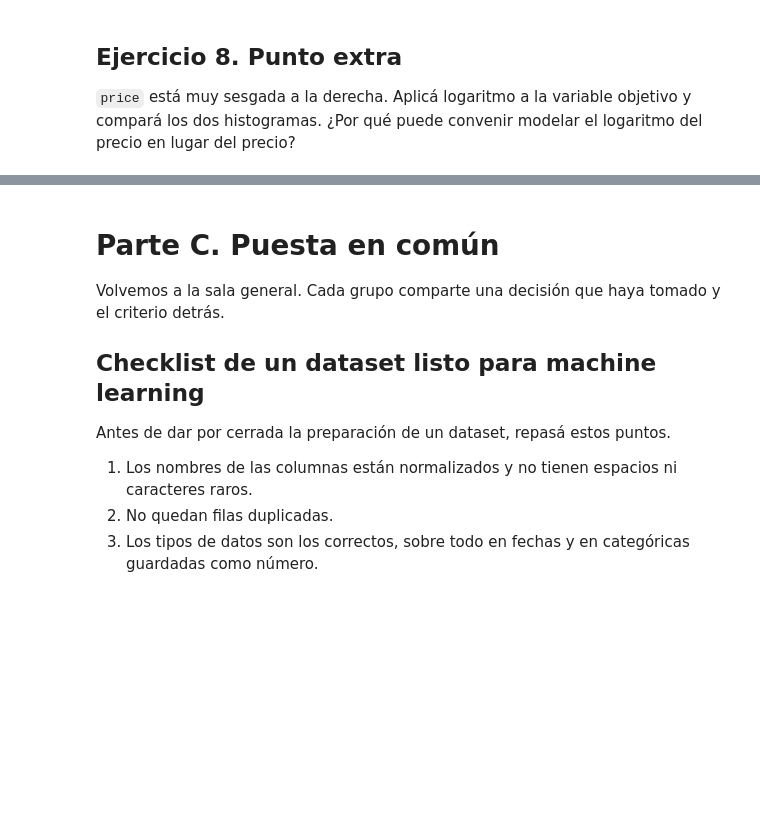
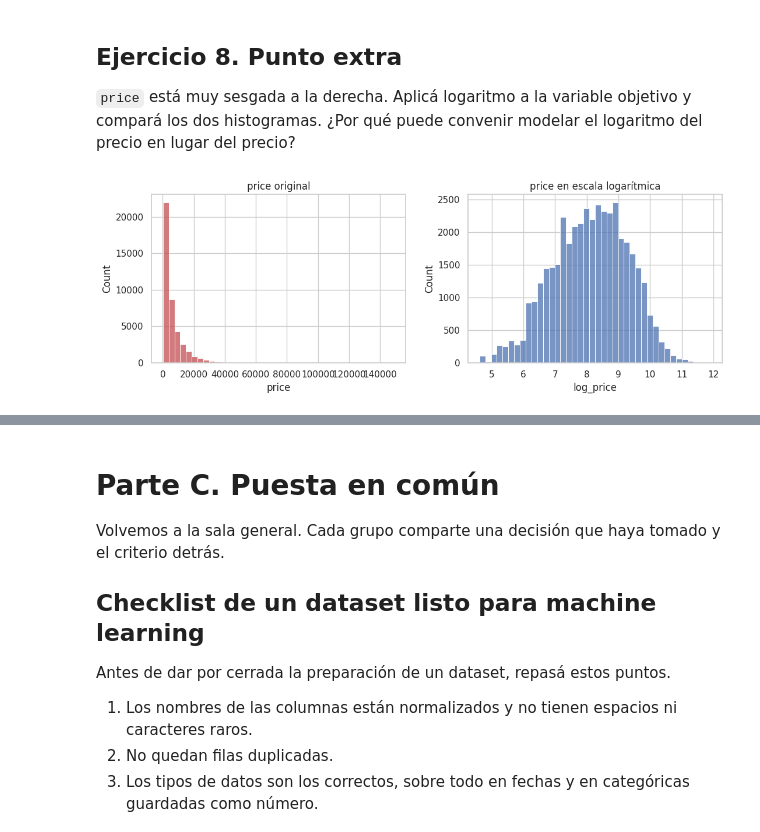
Before and after one commit to EmiiFernandez/actividades_data_sciente_ypf, a Jupyter notebook: notebook/C09_Notebook-13.ipynb, the cells around one changed output, grey strips where cells are left out. Drawn from its saved outputs; the diff is of its cells as text; code cells hidden in the pictures; blank space fills up the shorter version.

```diff
--- a/notebook/C09_Notebook-13.ipynb
+++ b/notebook/C09_Notebook-13.ipynb
@@ -1140,0 +1144,3 @@ plt.show()
+# %%
+autos_filtrado["rango_km"] = pd.cut(autos_filtrado["kilometer"], 4)
+print(autos_filtrado["rango_km"].value_counts())
@@ -1140,0 +1166,11 @@ plt.show()
+# %%
+# brand tiene decenas de categorías. Quedate con las diez marcas más frecuentes y agrupá el resto bajo la etiqueta "otras". Después aplicá encoding.
+
+top_10_marcas = autos_filtrado["brand"].value_counts().head(10).index
+
+autos_filtrado["brand_agrupada"] = autos_filtrado["brand"].where(
+    autos_filtrado["brand"].isin(top_10_marcas),
+    "otras"
+)
+
+print(autos_filtrado["brand_agrupada"].value_counts())
@@ -1153,0 +1272,10 @@ plt.show()
+# %%
+fig, axes = plt.subplots(1, 2, figsize=(11, 4))
+sns.histplot(autos_filtrado["price"], bins=40, ax=axes[0], color="#C44E52")
+axes[0].set_title("price original")
+sns.histplot(autos_filtrado["log_price"], bins=40, ax=axes[1], color="#4C72B0")
+axes[1].set_title("price en escala logarítmica")
+plt.tight_layout()
+plt.show()
+# %% [output]
+[figure, added]
```
Also changed, not shown: parts of 20 cells of this notebook.
